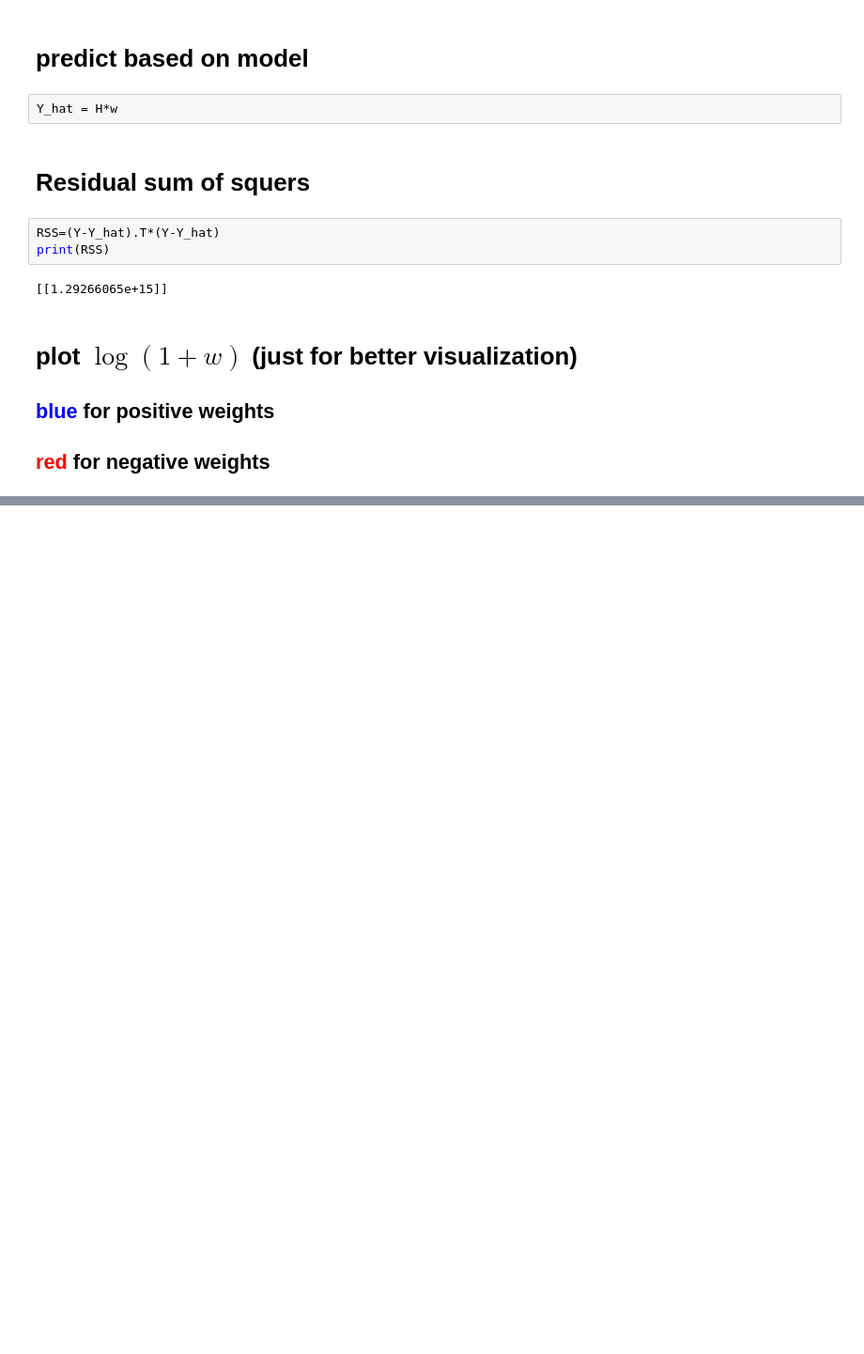
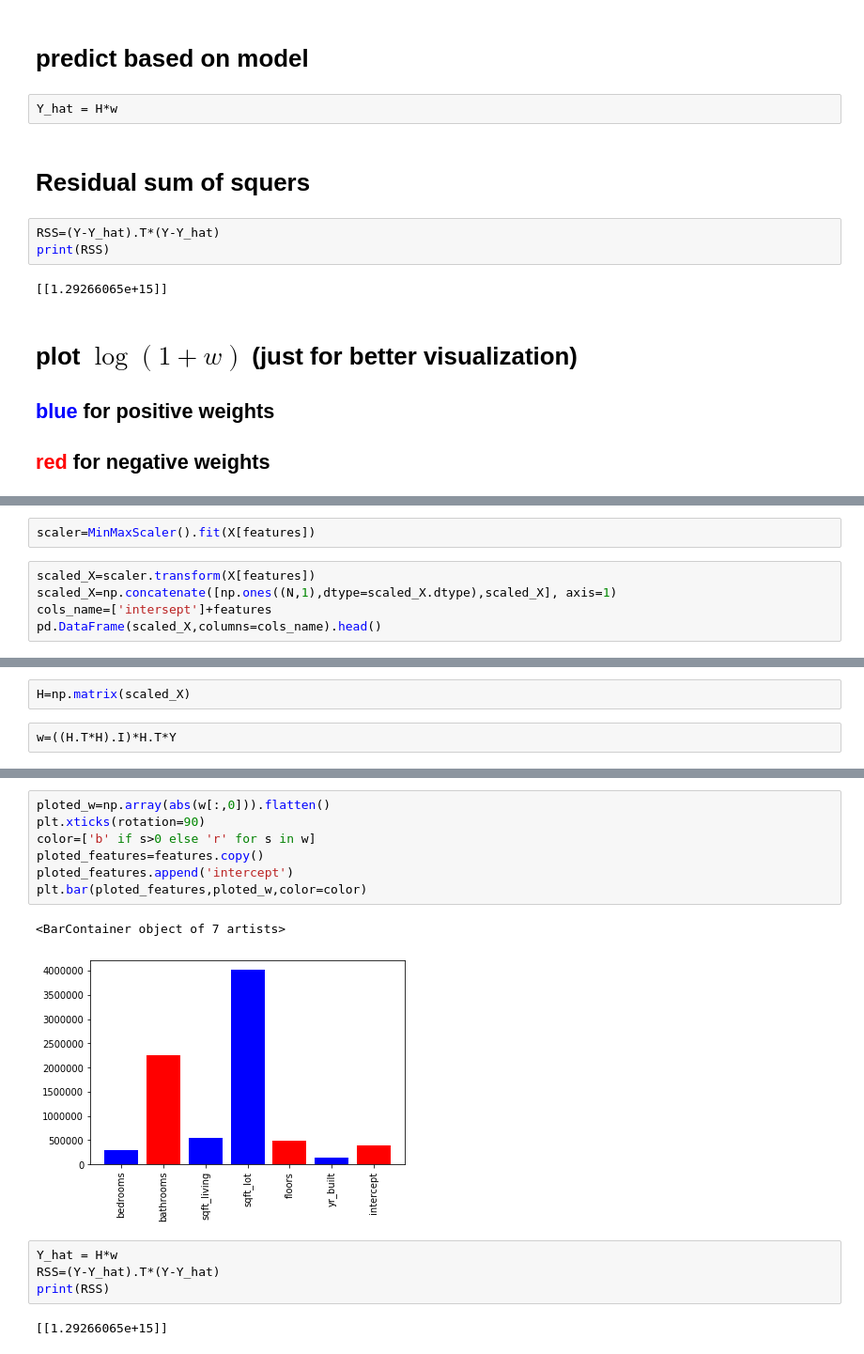
Before and after one commit to vahidseydi/Regression, a Jupyter notebook: Multiple_Regression.ipynb, the cells around one changed output, grey strips where cells are left out. Shown: that part at 94% size. Drawn from its saved outputs; the diff is of its cells as text; blank space fills up the shorter version.

```diff
--- a/Multiple_Regression.ipynb
+++ b/Multiple_Regression.ipynb
@@ -159,0 +167,7 @@ plt.bar(ploted_features,ploted_w,color=color)
+# %%
+scaler=MinMaxScaler().fit(X[features])
+# %%
+scaled_X=scaler.transform(X[features])
+scaled_X=np.concatenate([np.ones((N,1),dtype=scaled_X.dtype),scaled_X], axis=1)
+cols_name=['intersept']+features
+pd.DataFrame(scaled_X,columns=cols_name).head()
@@ -159,0 +181,4 @@ plt.bar(ploted_features,ploted_w,color=color)
+# %%
+H=np.matrix(scaled_X)
+# %%
+w=((H.T*H).I)*H.T*Y
@@ -159,0 +195,16 @@ plt.bar(ploted_features,ploted_w,color=color)
+# %%
+ploted_w=np.array(abs(w[:,0])).flatten()
+plt.xticks(rotation=90)
+color=['b' if s>0 else 'r' for s in w]
+ploted_features=features.copy()
+ploted_features.append('intercept')
+plt.bar(ploted_features,ploted_w,color=color)
+# %% [output]
+<BarContainer object of 7 artists>
+[figure, added]
+# %%
+Y_hat = H*w
+RSS=(Y-Y_hat).T*(Y-Y_hat)
+print(RSS)
+# %% [output]
+[[1.29266065e+15]]
```
Also changed, not shown: parts of 6 cells of this notebook.
